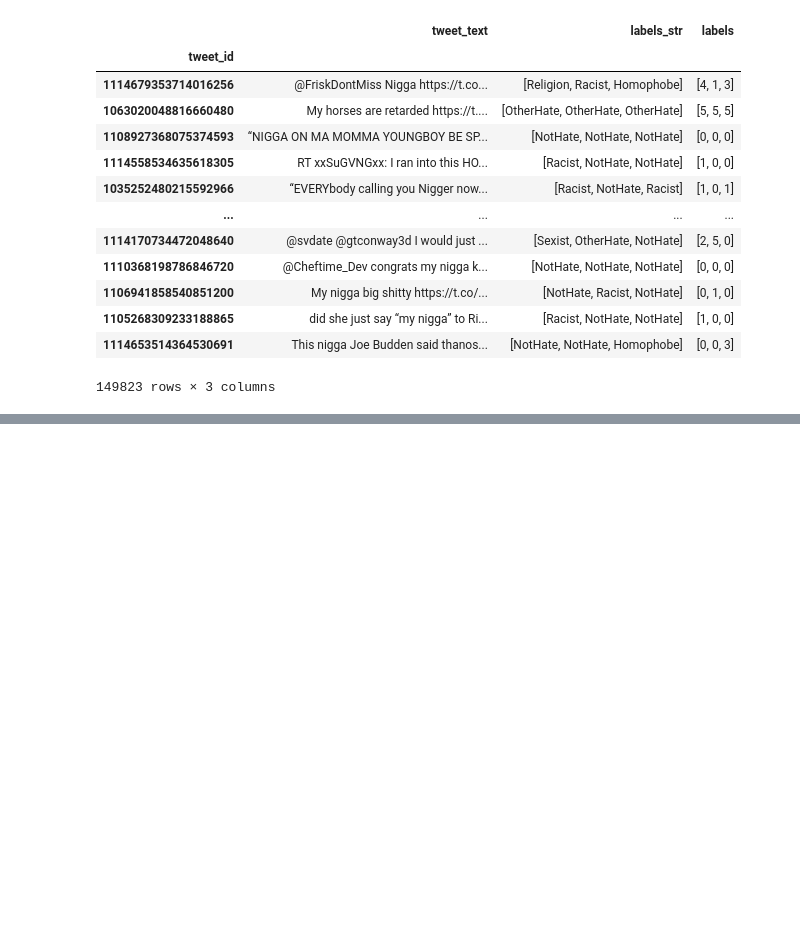
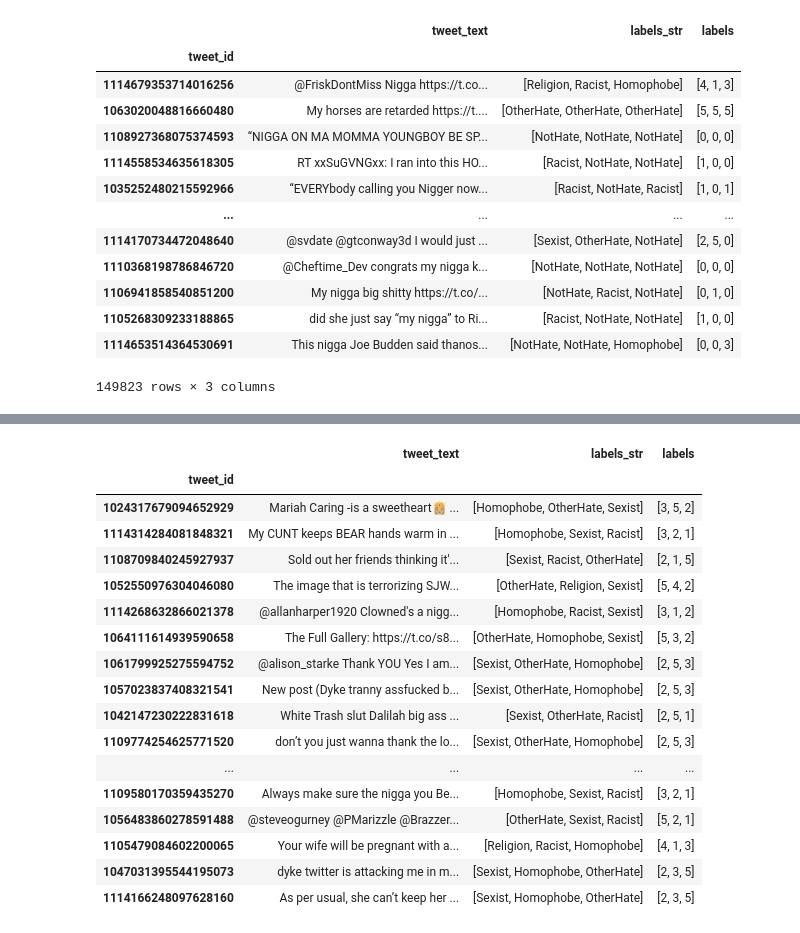
Before and after one commit to raymondcen/Automated-Content-Moderation, a Jupyter notebook: notebook/EDA.ipynb, the cells around one changed output, grey strips where cells are left out. Saved outputs shown, nothing was run; the diff lists cells and outputs as text; code cells hidden in the pictures; blank space fills up the shorter version.

Commit message:
eda nsfw dataset

```diff
--- a/notebook/EDA.ipynb
+++ b/notebook/EDA.ipynb
@@ -44,3 +44,16 @@ df
 | 1105268309233188865 | did she just say “my nigga” to Ri... | [Racist, NotHate, NotHate] | [1, 0, 0] |
 | 1114653514364530691 | This nigga Joe Budden said thanos... | [NotHate, NotHate, Homophobe] | [0, 0, 3] |
 149823 rows × 3 columns
+# %%
+from pathlib import Path
+
+img_folder = Path("c:/Users/raymo/Desktop/quarantine")
+output_file = Path("c:/Users/raymo/Desktop/nsfw_img_ids.txt")
+
+file_names = [f.stem for f in img_folder.glob("*.jpg")]
+
+with open(output_file, "w") as f:
+    for name in file_names:
+        f.write(name + "\n")
+
+print(f"{len(file_names)} saved")
@@ -46,0 +62,10 @@ df
+# %%
+ids_file = Path("c:/Users/raymo/Desktop/nsfw_img_ids.txt")
+output_csv = Path("C:/Users/raymo/Desktop/filtered_tweets.json")
+
+with open(ids_file, "r") as f:
+    id_list = [line.strip() for line in f if line.strip()]
+
+filtered = df.loc[df.index.intersection(id_list)]
+
+filtered.to_json(output_csv, index=True)
@@ -46,0 +89,3 @@ df
+# %%
+df_nsfw_none_0 = filtered[filtered["labels"].apply(lambda x: 0 not in x)]
+df_nsfw_none_0
@@ -46,0 +107,22 @@ df
+# %%
+df_nsfw_uniq = df_nsfw_none_0[df_nsfw_none_0["labels"].apply(lambda x: len(x) == len(set(x)))]
+df_nsfw_uniq
+# %% [output]
+|  | tweet_text | labels_str | labels |
+| tweet_id |  |  |  |
+| 1024317679094652929 | Mariah Caring -is a sweetheart👸🏼 ... | [Homophobe, OtherHate, Sexist] | [3, 5, 2] |
+| 1114314284081848321 | My CUNT keeps BEAR hands warm in ... | [Homophobe, Sexist, Racist] | [3, 2, 1] |
+| 1108709840245927937 | Sold out her friends thinking it'... | [Sexist, Racist, OtherHate] | [2, 1, 5] |
+| 1052550976304046080 | The image that is terrorizing SJW... | [OtherHate, Religion, Sexist] | [5, 4, 2] |
+| 1114268632866021378 | @allanharper1920 Clowned's a nigg... | [Homophobe, Racist, Sexist] | [3, 1, 2] |
+| 1064111614939590658 | The Full Gallery: https://t.co/s8... | [OtherHate, Homophobe, Sexist] | [5, 3, 2] |
+| 1061799925275594752 | @alison_starke Thank YOU Yes I am... | [Sexist, OtherHate, Homophobe] | [2, 5, 3] |
+| 1057023837408321541 | New post (Dyke tranny assfucked b... | [Sexist, OtherHate, Homophobe] | [2, 5, 3] |
+| 1042147230222831618 | White Trash slut Dalilah big ass ... | [Sexist, OtherHate, Racist] | [2, 5, 1] |
+| 1109774254625771520 | don’t you just wanna thank the lo... | [Sexist, OtherHate, Homophobe] | [2, 5, 3] |
+| ... | ... | ... | ... |
+| 1109580170359435270 | Always make sure the nigga you Be... | [Homophobe, Sexist, Racist] | [3, 2, 1] |
+| 1056483860278591488 | @steveogurney @PMarizzle @Brazzer... | [OtherHate, Sexist, Racist] | [5, 2, 1] |
+| 1105479084602200065 | Your wife will be pregnant with a... | [Religion, Racist, Homophobe] | [4, 1, 3] |
+| 1047031395544195073 | dyke twitter is attacking me in m... | [Sexist, Homophobe, OtherHate] | [2, 3, 5] |
+| 1114166248097628160 | As per usual, she can’t keep her ... | [Sexist, Homophobe, OtherHate] | [2, 3, 5] |
```
Also changed, not shown: parts of 3 cells of this notebook, 3 other files.
